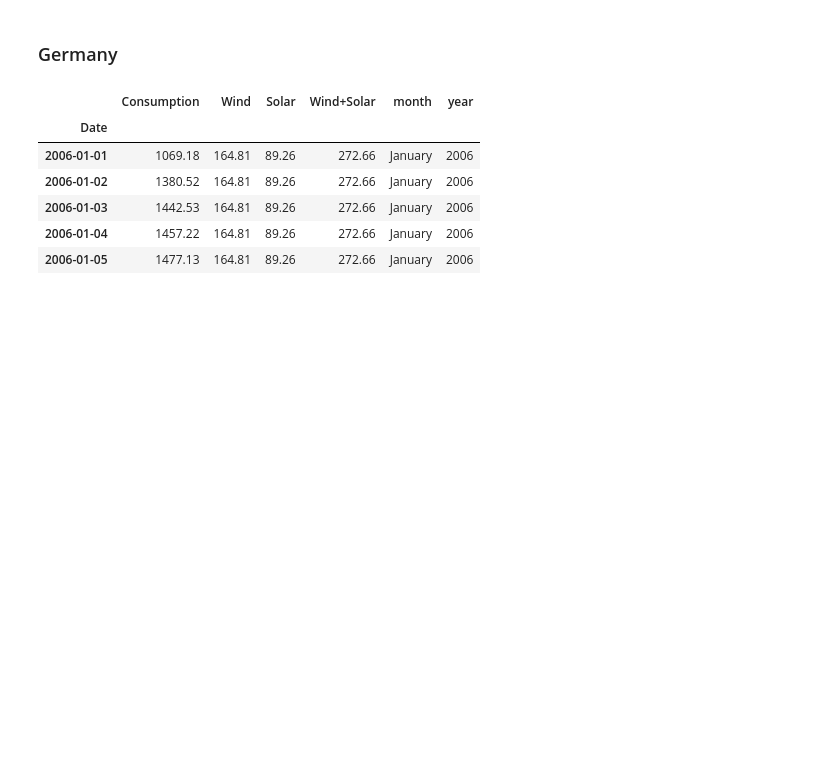
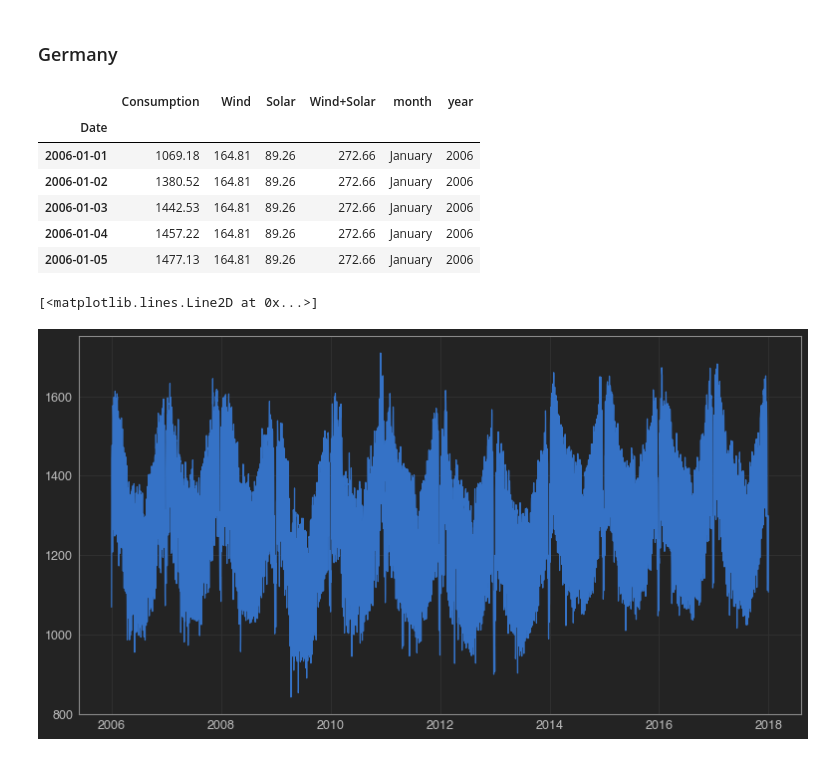
Before and after one commit to Ken-Alviola/time-series-exercises, a Jupyter notebook: explore.ipynb, the cells around one changed output. Cells and saved outputs as stored; diff of their text form; code cells hidden in the pictures; blank space fills up the shorter version.

```diff
--- a/explore.ipynb
+++ b/explore.ipynb
@@ -544,3 +544,8 @@ germany.head()
 | 2006-01-03 | 1442.53 | 164.81 | 89.26 | 272.66 | January | 2006 |
 | 2006-01-04 | 1457.22 | 164.81 | 89.26 | 272.66 | January | 2006 |
 | 2006-01-05 | 1477.13 | 164.81 | 89.26 | 272.66 | January | 2006 |
+# %%
+plt.plot(germany.index, germany.Consumption)
+# %% [output]
+[<matplotlib.lines.Line2D at 0x...>]
+[figure, added]
```
Also changed, not shown: parts of 44 cells of this notebook.
